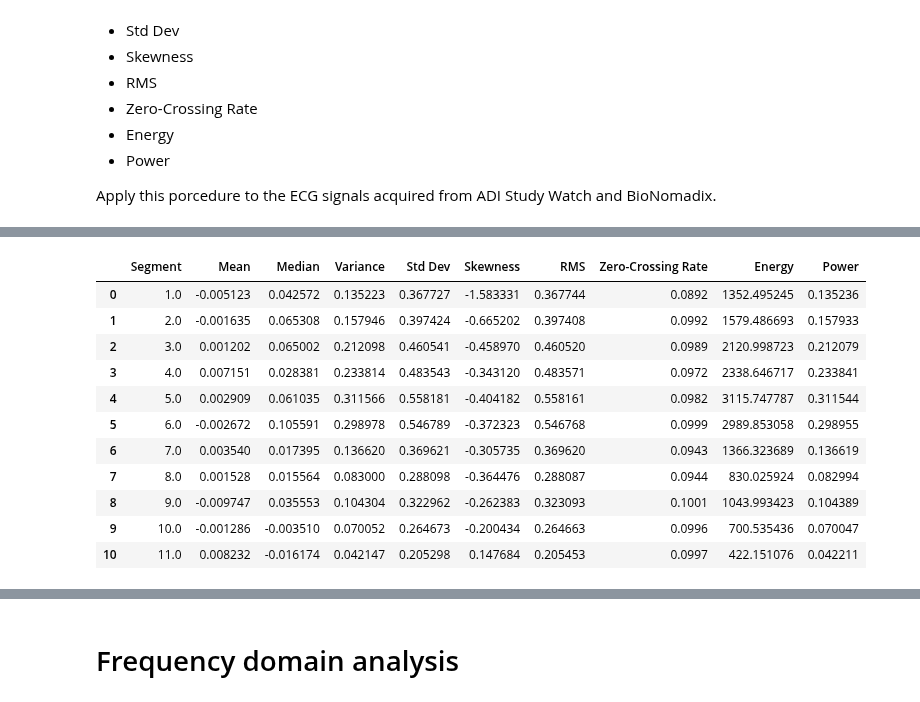
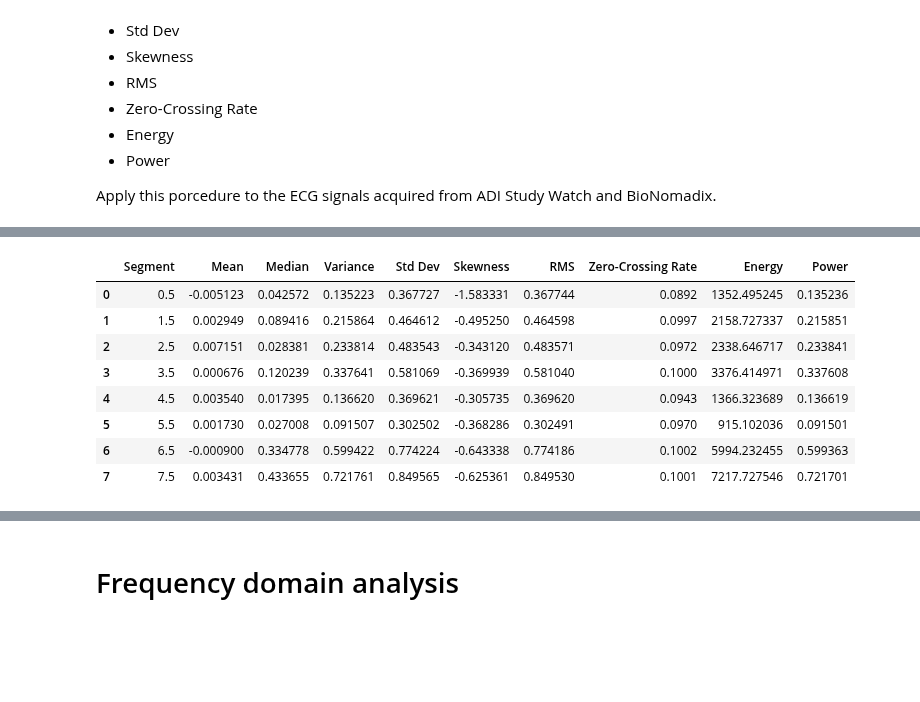
Before and after one commit to victor-42/medical_data_processing, a Jupyter notebook: assignment_2.ipynb, the cells around one changed output, grey strips where cells are left out. Drawn from its saved outputs; the diff is of its cells as text; code cells hidden in the pictures; blank space fills up the shorter version.

```diff
--- a/assignment_2.ipynb
+++ b/assignment_2.ipynb
@@ -204,18 +217,18 @@ overlap_clean_windows_df = pd.DataFrame({
     'Energy': [], 'Power': []
 })
 
-for window in clean_windows:
+for window in overlapping_clean_windows:
     overlap_clean_windows_df.loc[len(overlap_clean_windows_df)] = [
-        window,
-        clean_windows[window]['ecg'].mean(),
-        clean_windows[window]['ecg'].median(),
-        clean_windows[window]['ecg'].var(),
-        clean_windows[window]['ecg'].std(),
-        clean_windows[window]['ecg'].skew(),
-        np.sqrt(np.mean(clean_windows[window]['ecg'] ** 2)),
-        np.mean(np.diff(np.sign(clean_windows[window]['ecg'])) != 0),
-        np.sum(clean_windows[window]['ecg'] ** 2),
-        np.mean(clean_windows[window]['ecg'] ** 2)
+        int(window/2),
+        overlapping_clean_windows[window]['ecg'].mean(),
+        overlapping_clean_windows[window]['ecg'].median(),
+        overlapping_clean_windows[window]['ecg'].var(),
+        overlapping_clean_windows[window]['ecg'].std(),
+        overlapping_clean_windows[window]['ecg'].skew(),
+        np.sqrt(np.mean(overlapping_clean_windows[window]['ecg'] ** 2)),
+        np.mean(np.diff(np.sign(overlapping_clean_windows[window]['ecg'])) != 0),
+        np.sum(overlapping_clean_windows[window]['ecg'] ** 2),
+        np.mean(overlapping_clean_windows[window]['ecg'] ** 2)
     ]
 
 overlap_clean_windows_df
@@ -235,38 +245,35 @@ overlap_clean_windows_df
 # %%
 # calculate measurements for overlapping noisy windows
 overlap_noisy_windows_df = pd.DataFrame({
     'Segment': [], 'Mean': [], 'Median': [], 'Variance': [], 'Std Dev': [], 'Skewness': [], 'RMS': [], 'Zero-Crossing Rate': [],
     'Energy': [], 'Power': []
 })
 
-for window in noisy_windows:
+for window in overlapping_noisy_windows:
     overlap_noisy_windows_df.loc[len(overlap_noisy_windows_df)] = [
-        window,
-        noisy_windows[window]['ecg'].mean(),
-        noisy_windows[window]['ecg'].median(),
-        noisy_windows[window]['ecg'].var(),
-        noisy_windows[window]['ecg'].std(),
-        noisy_windows[window]['ecg'].skew(),
-        np.sqrt(np.mean(noisy_windows[window]['ecg'] ** 2)),
-        np.mean(np.diff(np.sign(noisy_windows[window]['ecg'])) != 0),
-        np.sum(noisy_windows[window]['ecg'] ** 2),
-        np.mean(noisy_windows[window]['ecg'] ** 2)
+        window/2,
+        overlapping_noisy_windows[window]['ecg'].mean(),
+        overlapping_noisy_windows[window]['ecg'].median(),
+        overlapping_noisy_windows[window]['ecg'].var(),
+        overlapping_noisy_windows[window]['ecg'].std(),
+        overlapping_noisy_windows[window]['ecg'].skew(),
+        np.sqrt(np.mean(overlapping_noisy_windows[window]['ecg'] ** 2)),
+        np.mean(np.diff(np.sign(overlapping_noisy_windows[window]['ecg'])) != 0),
+        np.sum(overlapping_noisy_windows[window]['ecg'] ** 2),
+        np.mean(overlapping_noisy_windows[window]['ecg'] ** 2)
     ]
 
 overlap_noisy_windows_df
 # %% [output]
 |  | Segment | Mean | Median | Variance | Std Dev | Skewness | RMS | Zero-Crossing Rate | Energy | Power |
-| 0 | 1.0 | -0.005123 | 0.042572 | 0.135223 | 0.367727 | -1.583331 | 0.367744 | 0.0892 | 1352.495245 | 0.135236 |
-| 1 | 2.0 | -0.001635 | 0.065308 | 0.157946 | 0.397424 | -0.665202 | 0.397408 | 0.0992 | 1579.486693 | 0.157933 |
-| 2 | 3.0 | 0.001202 | 0.065002 | 0.212098 | 0.460541 | -0.458970 | 0.460520 | 0.0989 | 2120.998723 | 0.212079 |
-| 3 | 4.0 | 0.007151 | 0.028381 | 0.233814 | 0.483543 | -0.343120 | 0.483571 | 0.0972 | 2338.646717 | 0.233841 |
-| 4 | 5.0 | 0.002909 | 0.061035 | 0.311566 | 0.558181 | -0.404182 | 0.558161 | 0.0982 | 3115.747787 | 0.311544 |
-| 5 | 6.0 | -0.002672 | 0.105591 | 0.298978 | 0.546789 | -0.372323 | 0.546768 | 0.0999 | 2989.853058 | 0.298955 |
-| 6 | 7.0 | 0.003540 | 0.017395 | 0.136620 | 0.369621 | -0.305735 | 0.369620 | 0.0943 | 1366.323689 | 0.136619 |
-| 7 | 8.0 | 0.001528 | 0.015564 | 0.083000 | 0.288098 | -0.364476 | 0.288087 | 0.0944 | 830.025924 | 0.082994 |
-| 8 | 9.0 | -0.009747 | 0.035553 | 0.104304 | 0.322962 | -0.262383 | 0.323093 | 0.1001 | 1043.993423 | 0.104389 |
-| 9 | 10.0 | -0.001286 | -0.003510 | 0.070052 | 0.264673 | -0.200434 | 0.264663 | 0.0996 | 700.535436 | 0.070047 |
-| 10 | 11.0 | 0.008232 | -0.016174 | 0.042147 | 0.205298 | 0.147684 | 0.205453 | 0.0997 | 422.151076 | 0.042211 |
+| 0 | 0.5 | -0.005123 | 0.042572 | 0.135223 | 0.367727 | -1.583331 | 0.367744 | 0.0892 | 1352.495245 | 0.135236 |
+| 1 | 1.5 | 0.002949 | 0.089416 | 0.215864 | 0.464612 | -0.495250 | 0.464598 | 0.0997 | 2158.727337 | 0.215851 |
+| 2 | 2.5 | 0.007151 | 0.028381 | 0.233814 | 0.483543 | -0.343120 | 0.483571 | 0.0972 | 2338.646717 | 0.233841 |
+| 3 | 3.5 | 0.000676 | 0.120239 | 0.337641 | 0.581069 | -0.369939 | 0.581040 | 0.1000 | 3376.414971 | 0.337608 |
+| 4 | 4.5 | 0.003540 | 0.017395 | 0.136620 | 0.369621 | -0.305735 | 0.369620 | 0.0943 | 1366.323689 | 0.136619 |
+| 5 | 5.5 | 0.001730 | 0.027008 | 0.091507 | 0.302502 | -0.368286 | 0.302491 | 0.0970 | 915.102036 | 0.091501 |
+| 6 | 6.5 | -0.000900 | 0.334778 | 0.599422 | 0.774224 | -0.643338 | 0.774186 | 0.1002 | 5994.232455 | 0.599363 |
+| 7 | 7.5 | 0.003431 | 0.433655 | 0.721761 | 0.849565 | -0.625361 | 0.849530 | 0.1001 | 7217.727546 | 0.721701 |
 # %%
 # calculate measurements for no overlap clean windows
 no_overlap_clean_windows_df = pd.DataFrame({
```
Also changed, not shown: parts of 5 cells of this notebook.
